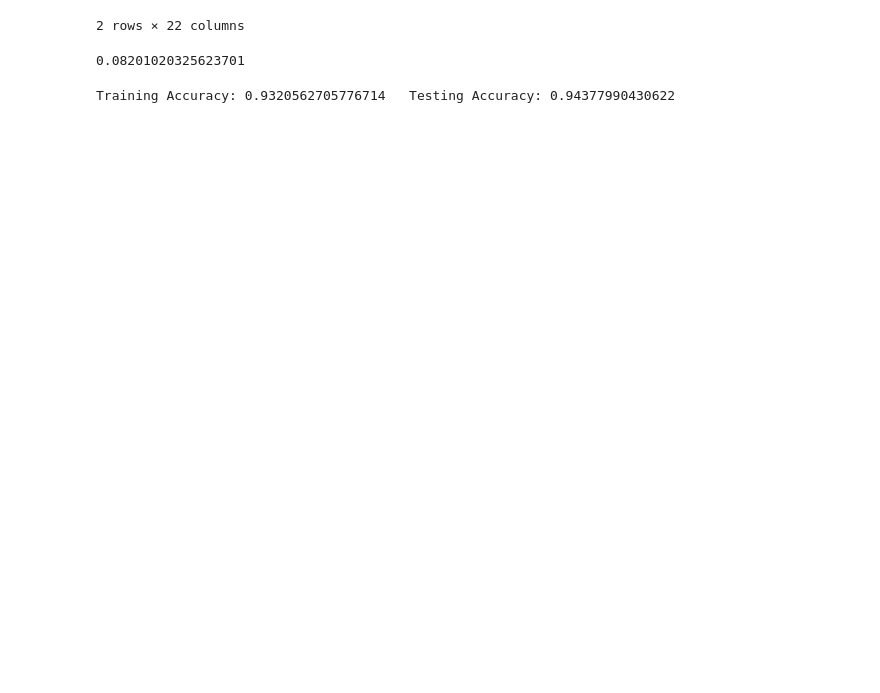
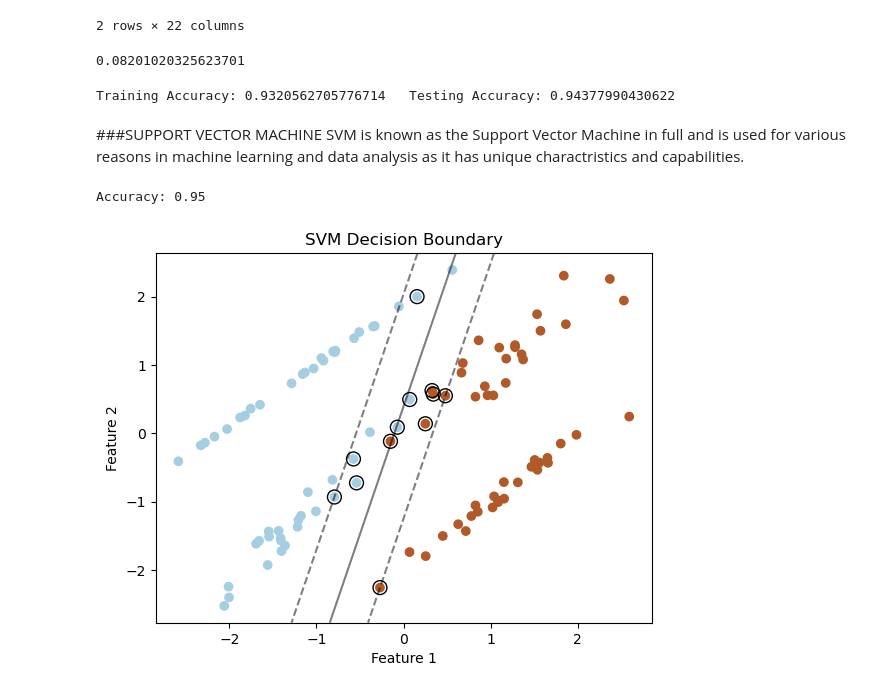
Before and after one commit to mauricenjogu/loan_approval, a Jupyter notebook: index2.ipynb, the cells around one changed output. Drawn from its saved outputs; the diff is of its cells as text; code cells hidden in the pictures; blank space fills up the shorter version.

```diff
--- a/index2.ipynb
+++ b/index2.ipynb
@@ -680,3 +680,58 @@ acc_test = residuals_test.sum()/len(residuals_test)
 print('Training Accuracy: {}\tTesting Accuracy: {}'.format(acc_train, acc_test))
 # %% [output]
 Training Accuracy: 0.9320562705776714   Testing Accuracy: 0.94377990430622
+# %% [markdown]
+###SUPPORT VECTOR MACHINE
+SVM is known as the Support Vector Machine in full and is used for various reasons in machine learning and data analysis as it has unique charactristics and capabilities.
+# %%
+# Importing necessary libraries
+import numpy as np
+import matplotlib.pyplot as plt
+from sklearn import datasets
+from sklearn.model_selection import train_test_split
+from sklearn.svm import SVC
+from sklearn.metrics import accuracy_score
+
+# Splitting the dataset into training and testing sets
+X_train, X_test, y_train, y_test = train_test_split(X, y, test_size=0.2, random_state=42)
+
+# Creating an SVM classifier
+svm_classifier = SVC(kernel='linear', C=1.0)
+
+# Training the SVM classifier
+svm_classifier.fit(X_train, y_train)
+
+# Making predictions on the test set
+y_pred = svm_classifier.predict(X_test)
+
+# Calculating the accuracy of the model
+accuracy = accuracy_score(y_test, y_pred)
+print("Accuracy:", accuracy)
+
+# Visualizing the decision boundary
+def plot_decision_boundary(clf, X, y):
+    plt.scatter(X[:, 0], X[:, 1], c=y, cmap=plt.cm.Paired)
+    ax = plt.gca()
+    xlim = ax.get_xlim()
+    ylim = ax.get_ylim()
+
+    xx, yy = np.meshgrid(np.linspace(xlim[0], xlim[1], 100),
+                         np.linspace(ylim[0], ylim[1], 100))
+
+    Z = clf.decision_function(np.c_[xx.ravel(), yy.ravel()])
+    Z = Z.reshape(xx.shape)
+
+    plt.contour(xx, yy, Z, colors='k', levels=[-1, 0, 1], alpha=0.5,
+                linestyles=['--', '-', '--'])
+    plt.scatter(clf.support_vectors_[:, 0], clf.support_vectors_[:, 1], s=100,
+                linewidth=1, facecolors='none', edgecolors='k')
+    plt.xlabel('Feature 1')
+    plt.ylabel('Feature 2')
+    plt.title('SVM Decision Boundary')
+    plt.show()
+
+# Visualize the decision boundary and support vectors
+plot_decision_boundary(svm_classifier, X, y)
+# %% [output]
+Accuracy: 0.95
+[figure, added]
```
Also changed, not shown: parts of 11 cells of this notebook.
